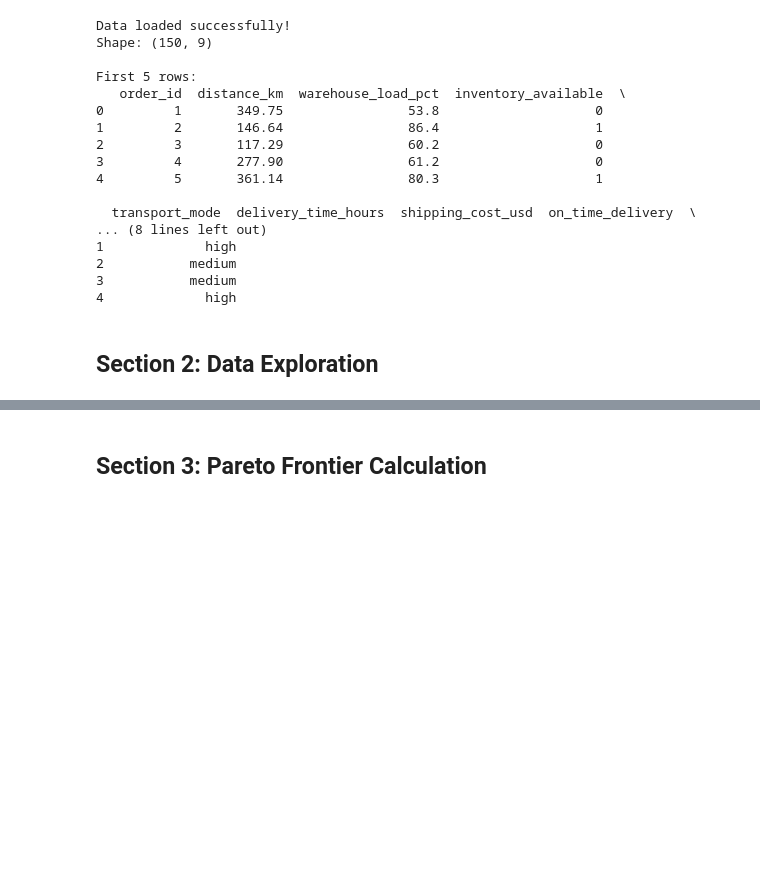
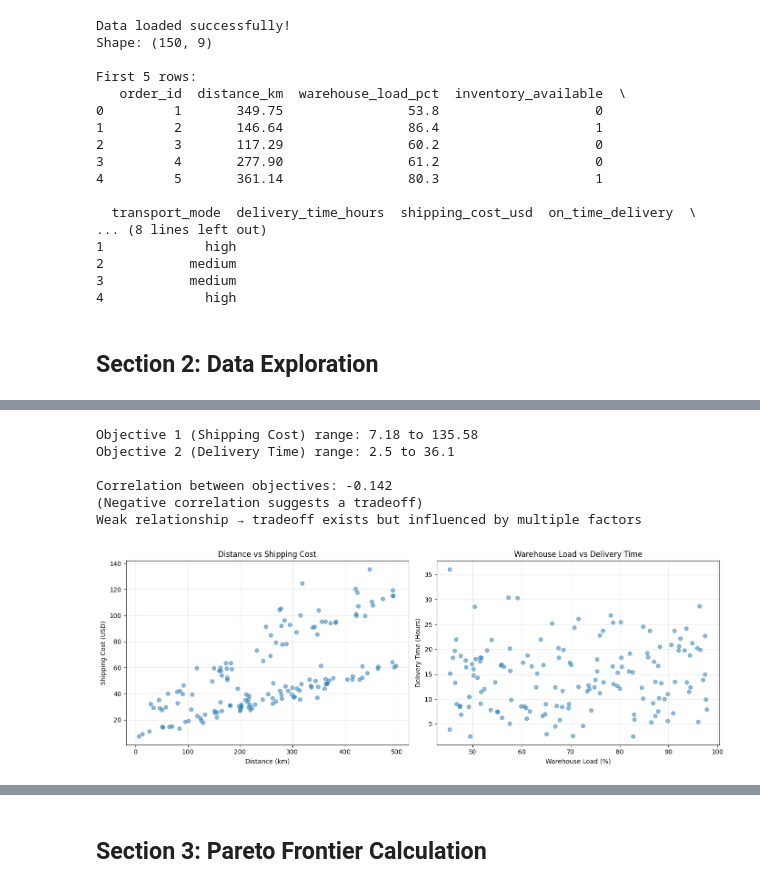
Before and after one commit to simonmorningside/amazon_delivery_optimization, a Jupyter notebook: optimization_engine.ipynb, the cells around one changed output, grey strips where cells are left out. Cells and saved outputs as stored; diff of their text form; code cells hidden in the pictures; blank space fills up the shorter version.

Commit message:
Added data Exploration

```diff
--- a/optimization_engine.ipynb
+++ b/optimization_engine.ipynb
@@ -51,0 +117,47 @@ First 5 rows:
+# %%
+# Check the ranges of both objectives
+print(f"Objective 1 (Shipping Cost) range: {df['shipping_cost_usd'].min()} to {df['shipping_cost_usd'].max()}")
+print(f"Objective 2 (Delivery Time) range: {df['delivery_time_hours'].min()} to {df['delivery_time_hours'].max()}")
+
+# Verify they create a tradeoff
+correlation = df['shipping_cost_usd'].corr(df['delivery_time_hours'])
+print(f"\nCorrelation between objectives: {correlation:.3f}")
+print("(Negative correlation suggests a tradeoff)")
+
+if abs(correlation) < 0.2:
+    print("Weak relationship → tradeoff exists but influenced by multiple factors")
+elif correlation > 0:
+    print("Positive correlation → faster delivery tends to cost more (realistic tradeoff)")
+else:
+    print("Negative correlation → higher cost slightly reduces delivery time (tradeoff present)")
+# %% [output]
+Objective 1 (Shipping Cost) range: 7.18 to 135.58
+Objective 2 (Delivery Time) range: 2.5 to 36.1
+
+Correlation between objectives: -0.142
+(Negative correlation suggests a tradeoff)
+Weak relationship → tradeoff exists but influenced by multiple factors
+# %%
+import matplotlib.pyplot as plt
+
+fig, axes = plt.subplots(1, 2, figsize=(14, 5))
+
+# Plot 1: How distance affects cost
+axes[0].scatter(df['distance_km'], df['shipping_cost_usd'], alpha=0.5)
+axes[0].set_xlabel('Distance (km)')
+axes[0].set_ylabel('Shipping Cost (USD)')
+axes[0].set_title('Distance vs Shipping Cost')
+axes[0].grid(True, alpha=0.3)
+
+# Plot 2: How warehouse load affects delivery time
+axes[1].scatter(df['warehouse_load_pct'], df['delivery_time_hours'], alpha=0.5)
+axes[1].set_xlabel('Warehouse Load (%)')
+axes[1].set_ylabel('Delivery Time (Hours)')
+axes[1].set_title('Warehouse Load vs Delivery Time')
+axes[1].grid(True, alpha=0.3)
+
+plt.tight_layout()
+plt.savefig('images/data_exploration.png', dpi=300, bbox_inches='tight')
+plt.show()
+# %% [output]
+[figure, added]
```
Also changed, not shown: parts of 3 cells of this notebook, 1 other file.
